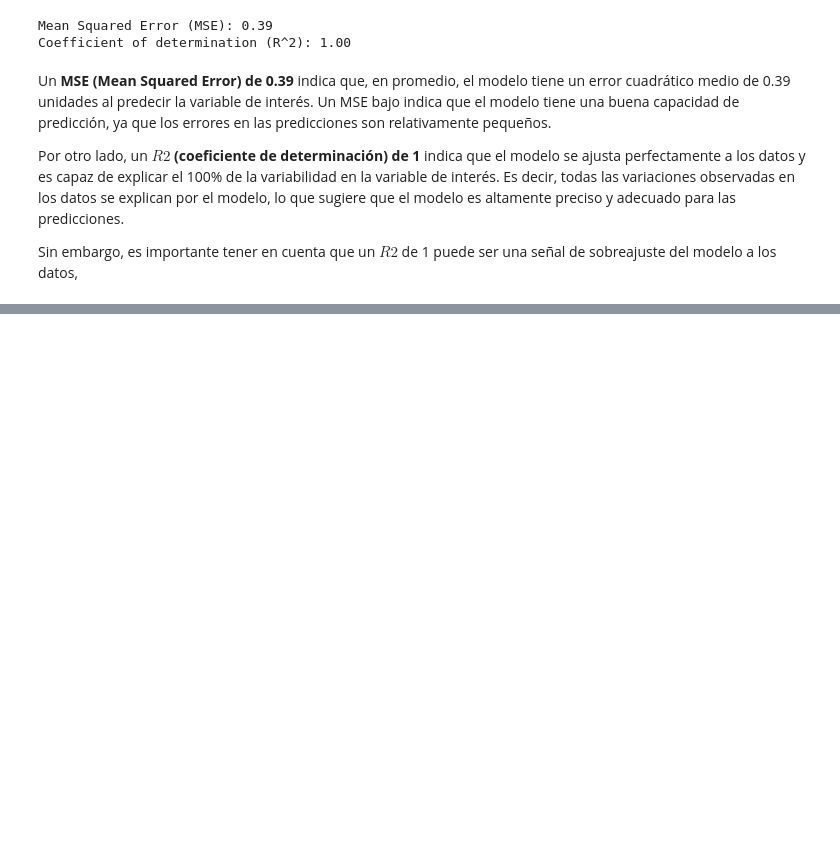
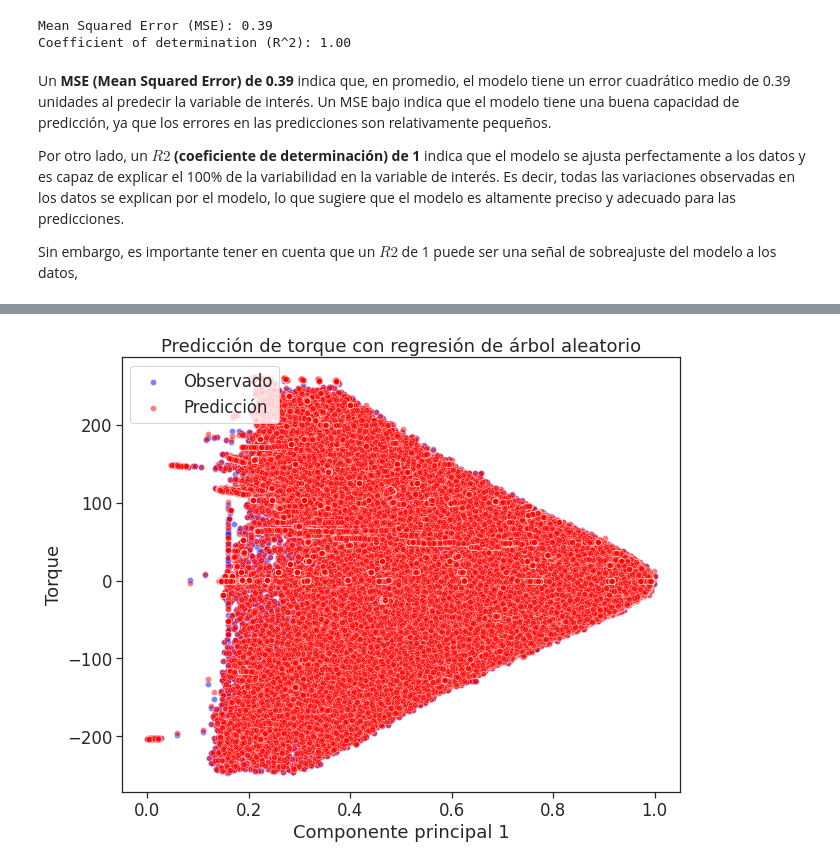
Before and after one commit to marcgym2/MachineLearning, a Jupyter notebook: Tarea6.ipynb, the cells around one changed output, grey strips where cells are left out. Saved outputs shown, nothing was run; the diff lists cells and outputs as text; code cells hidden in the pictures; blank space fills up the shorter version.

```diff
--- a/Tarea6.ipynb
+++ b/Tarea6.ipynb
@@ -92,0 +98,19 @@ plt.show()
+# %%
+import seaborn as sns
+# graficar el árbol de decision
+plt.figure(figsize=(10,8))
+sns.set_style("whitegrid")
+sns.set(font_scale=1.5)
+sns.set_palette("husl")
+sns.despine()
+sns.set_style("ticks", {"xtick.major.size": 8, "ytick.major.size": 8})
+sns.set_palette("husl")
+sns.scatterplot(x=X_test[:,0], y=y_test, color='blue', alpha=0.5, label='Observado')
+sns.scatterplot(x=X_test[:,0], y=y_pred, color='red', alpha=0.5, label='Predicción')
+plt.xlabel('Componente principal 1')
+plt.ylabel('Torque')
+plt.legend(loc='upper left')
+plt.title('Predicción de torque con regresión de árbol aleatorio')
+plt.show()
+# %% [output]
+[figure, added]
```
Also changed, not shown: parts of 5 cells of this notebook.
